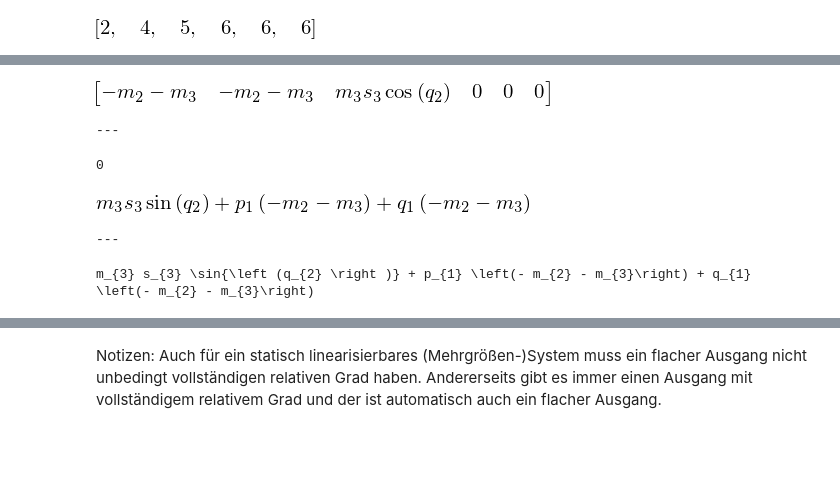
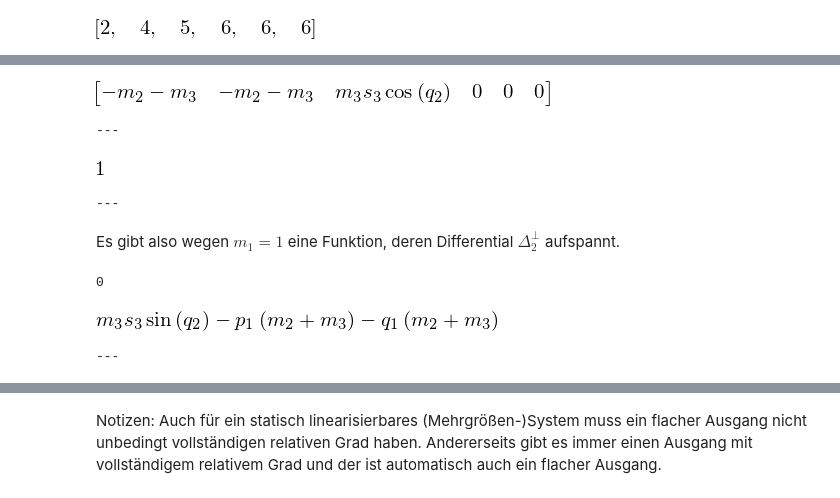
Before and after one commit to cknoll/beispiele, a Jupyter notebook: relevant/zwei_elast_gekoppelte_wagen_pendel.ipynb, the cells around one changed output, grey strips where cells are left out. Saved outputs shown, nothing was run; the diff lists cells and outputs as text; code cells hidden in the pictures; blank space fills up the shorter version.

```diff
--- a/relevant/zwei_elast_gekoppelte_wagen_pendel.ipynb
+++ b/relevant/zwei_elast_gekoppelte_wagen_pendel.ipynb
@@ -246,11 +253,15 @@ Es gilt also $\kappa = 4$ (Weil erst $\Delta_3$ vollen Rang hat)
 # %%
-D2 = Delta_list[2]
+Delta2 = Delta_list[2]
 # %%
-W = st.nullspaceMatrix(D2.T).T ##
-m1 = W.shape[0]
+W = st.nullspaceMatrix(Delta2.T).T ##
+m1 = W.shape[0] ##
 # %% [output]
 [figure]
 ---
+[figure, added]
+---
+# %% [markdown]
+Es gibt also wegen $m_1=1$ eine Funktion, deren Differential $\Delta_2^\perp$ aufspannt.
 # %%
 import pycartan as pc
 # %%
@@ -258,13 +269,9 @@ w1 = pc.DifferentialForm(1, xx, coeff=W[0, :])
 #w2 = pc.DifferentialForm(1, xx, coeff=W[1, :])
 # %%
 print w1.d
-y1 = w1.integrate() ##
+h1_bar = w1.integrate().simplify() ##
 # %% [output]
 0
-[figure, old version]
+[figure, new version]
 ---
-# %%
-print sp.latex(y1)
-# %% [output]
-m_{3} s_{3} \sin{\left (q_{2} \right )} + p_{1} \left(- m_{2} - m_{3}\right) + q_{1} \left(- m_{2} - m_{3}\right)
 # %%
```
Also changed, not shown: parts of 49 cells of this notebook, 8 other files.
